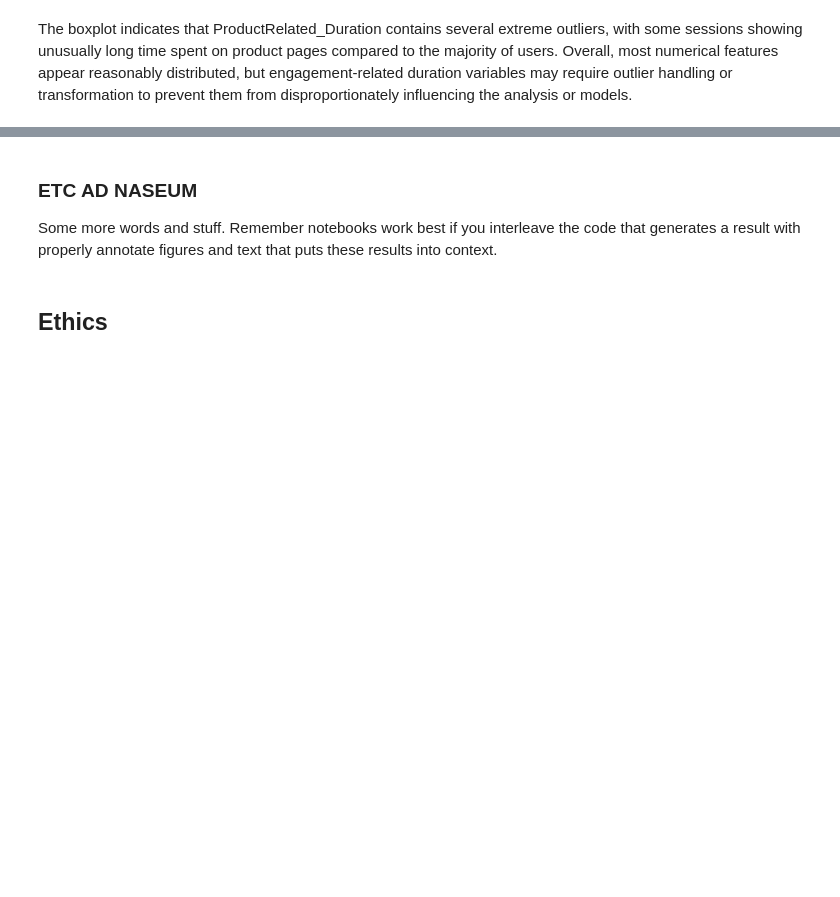
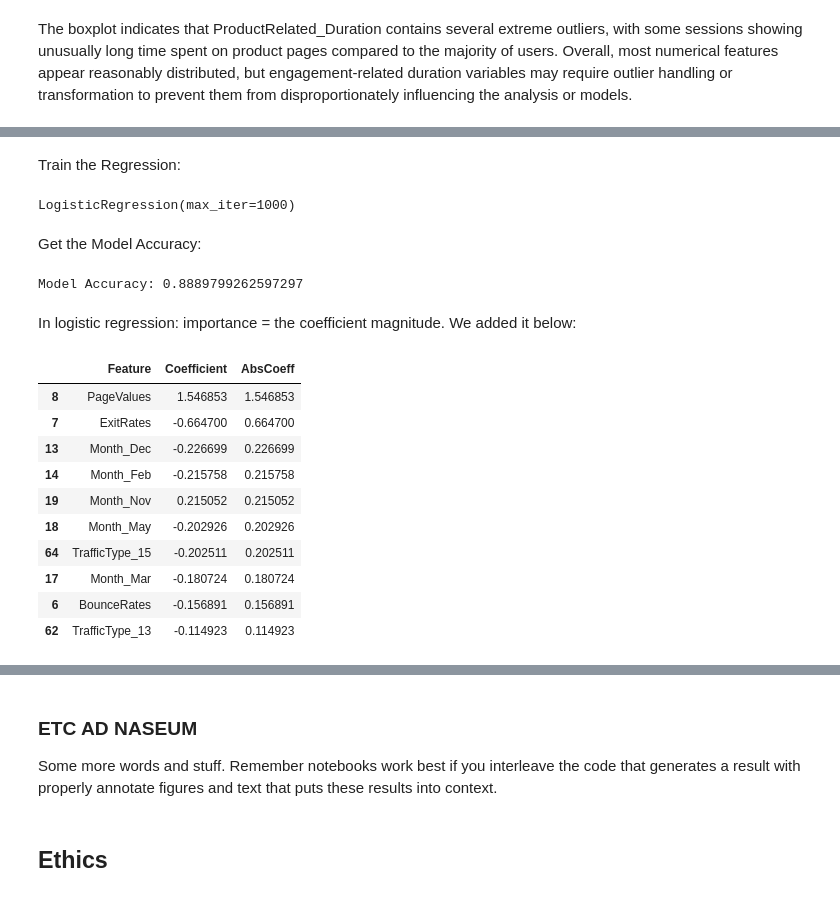
Before and after one commit to COGS108/Group067_WI26, a Jupyter notebook: 03-FinalProject.ipynb, the cells around one changed output, grey strips where cells are left out. Saved outputs shown, nothing was run; the diff lists cells and outputs as text; code cells hidden in the pictures; blank space fills up the shorter version.

```diff
--- a/03-FinalProject.ipynb
+++ b/03-FinalProject.ipynb
@@ -807,0 +809,32 @@ Some more words and stuff.  Remember notebooks work best if you interleave the c
+# %%
+from sklearn.model_selection import train_test_split
+from sklearn.preprocessing import StandardScaler
+from sklearn.linear_model import LogisticRegression
+from sklearn.metrics import accuracy_score
+
+
+df = pd.read_csv("data/02-processed/online_shoppers_cleaned.csv")
+df_model = df.copy()
+
+if 'ProductBins' in df_model.columns:
+    df_model = df_model.drop(columns=['ProductBins'])
+
+categorical_cols = [
+    'Month',
+    'VisitorType',
+    'OperatingSystems',
+    'Browser',
+    'Region',
+    'TrafficType'
+]
+
+df_model = pd.get_dummies(df_model, columns=categorical_cols, drop_first=True)
+
+for col in df_model.columns:
+    if df_model[col].dtype == 'bool':
+        df_model[col] = df_model[col].astype(int)
+
+X = df_model.drop(columns=['Revenue'])
+y = df_model['Revenue'].astype(int)
+
+X_train, X_test, y_train, y_test = train_test_split(X, y, test_size=0.2, random_state=42)
@@ -807,0 +848,34 @@ Some more words and stuff.  Remember notebooks work best if you interleave the c
+# %% [markdown]
+Train the Regression:
+# %%
+model = LogisticRegression(max_iter=1000)
+model.fit(X_train_scaled, y_train)
+# %% [output]
+LogisticRegression(max_iter=1000)
+# %% [markdown]
+Get the Model Accuracy:
+# %%
+preds = model.predict(X_test_scaled)
+accuracy = accuracy_score(y_test, preds)
+print("Model Accuracy:", accuracy)
+# %% [output]
+Model Accuracy: 0.8889799262597297
+# %% [markdown]
+In logistic regression: importance = the coefficient magnitude. We added it below:
+# %%
+importance = pd.DataFrame({"Feature": X.columns,"Coefficient": model.coef_[0]})
+importance["AbsCoeff"] = importance["Coefficient"].abs()
+importance = importance.sort_values(by="AbsCoeff", ascending=False)
+importance.head(10)
+# %% [output]
+|  | Feature | Coefficient | AbsCoeff |
+| 8 | PageValues | 1.546853 | 1.546853 |
+| 7 | ExitRates | -0.664700 | 0.664700 |
+| 13 | Month_Dec | -0.226699 | 0.226699 |
+| 14 | Month_Feb | -0.215758 | 0.215758 |
+| 19 | Month_Nov | 0.215052 | 0.215052 |
+| 18 | Month_May | -0.202926 | 0.202926 |
+| 64 | TrafficType_15 | -0.202511 | 0.202511 |
+| 17 | Month_Mar | -0.180724 | 0.180724 |
+| 6 | BounceRates | -0.156891 | 0.156891 |
+| 62 | TrafficType_13 | -0.114923 | 0.114923 |
```
Also changed, not shown: parts of 45 cells of this notebook.
